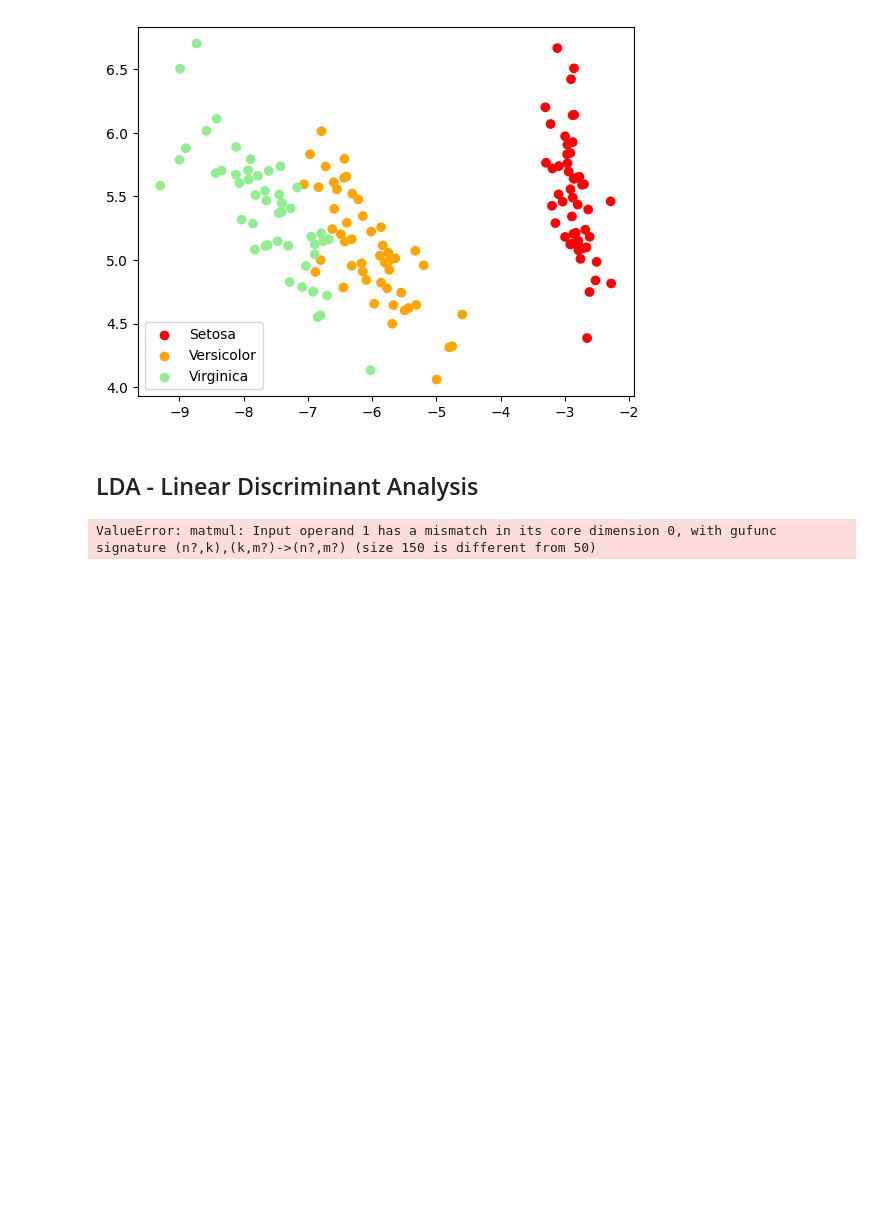
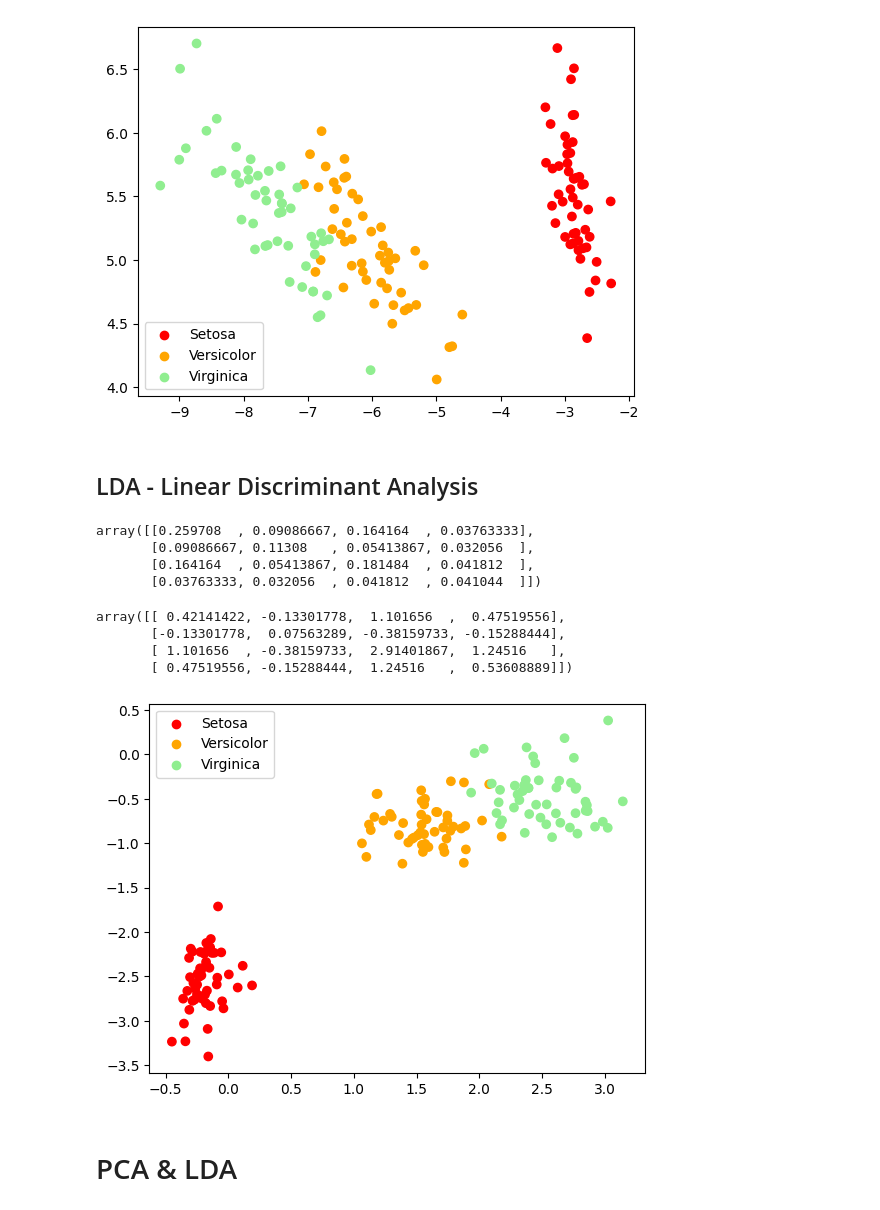
Before and after one commit to BorlinaEdoardo/Machine-Learning-Pattern-Recognition-Polito, a Jupyter notebook: lab3/lab3.ipynb, the cells around one changed output. Cells and saved outputs as stored; diff of their text form; code cells hidden in the pictures; blank space fills up the shorter version.

```diff
--- a/lab3/lab3.ipynb
+++ b/lab3/lab3.ipynb
@@ -89,12 +91,63 @@ PCA matrix P:
 [figure]
 # %% [markdown]
 ## LDA - Linear Discriminant Analysis
-# %%
-# LDA
-# Compute covariance:
-
-# compute per class mu
-for i in range(3):
-    C = (D[:,L==i] - mu) @ (D - mu).T / D.shape[1]
-# %% [output]
-ValueError: matmul: Input operand 1 has a mismatch in its core dimension 0, with gufunc signature (n?,k),(k,m?)->(n?,m?) (size 150 is different from 50)
+# %%
+# LDA
+(D, L) = loadIris()
+C_i = np.zeros((4, 4))
+Cw = 0
+Cb = 0
+ni = np.zeros((1,3))
+mu_i = np.zeros((4,3))
+# compute per class mean and covariance
+for i in range(3):
+    Dc = D[:, L == i]
+    mu_i[:,i] = np.mean(Dc, axis=1)
+    C_i = (Dc - vcol(mu_i[:,i])) @ (Dc - vcol(mu_i[:,i])).T
+    Cw += C_i
+    ni[0, i] = Dc.shape[1]
+
+Cw = Cw/D.shape[1]
+
+mu = np.mean(D, axis=1)
+Cb = ni*(mu_i-vcol(mu))@(mu_i-vcol(mu)).T/D.shape[1]
+# %%
+Cw
+# %% [output]
+array([[0.259708  , 0.09086667, 0.164164  , 0.03763333],
+       [0.09086667, 0.11308   , 0.05413867, 0.032056  ],
+       [0.164164  , 0.05413867, 0.181484  , 0.041812  ],
+       [0.03763333, 0.032056  , 0.041812  , 0.041044  ]])
+# %%
+Cb
+# %% [output]
+array([[ 0.42141422, -0.13301778,  1.101656  ,  0.47519556],
+       [-0.13301778,  0.07563289, -0.38159733, -0.15288444],
+       [ 1.101656  , -0.38159733,  2.91401867,  1.24516   ],
+       [ 0.47519556, -0.15288444,  1.24516   ,  0.53608889]])
+# %%
+# Generalized eigenvalue problem
+m = 2
+
+s, U = scipy.linalg.eigh(Cb, Cw)
+W = U[:, ::-1][:, 0:m]
+
+UW, _, _ = np.linalg.svd(W)
+U = UW[:, 0:m]
+# %%
+# plot the data
+colors = ["red", "orange", "lightgreen"]
+leg = ["Setosa", "Versicolor", "Virginica"]
+
+P = U[:, 0:m]
+DP = P.T@D
+
+plt.scatter(DP[0, :], DP[1, :], c=[colors[i] for i in L])
+for i in range(3):
+    plt.scatter([], [], c=colors[i], label=leg[i])
+plt.legend()
+plt.show()
+# %% [output]
+[figure, added]
+# %% [markdown]
+# PCA & LDA
```
Also changed, not shown: parts of 5 cells of this notebook.
